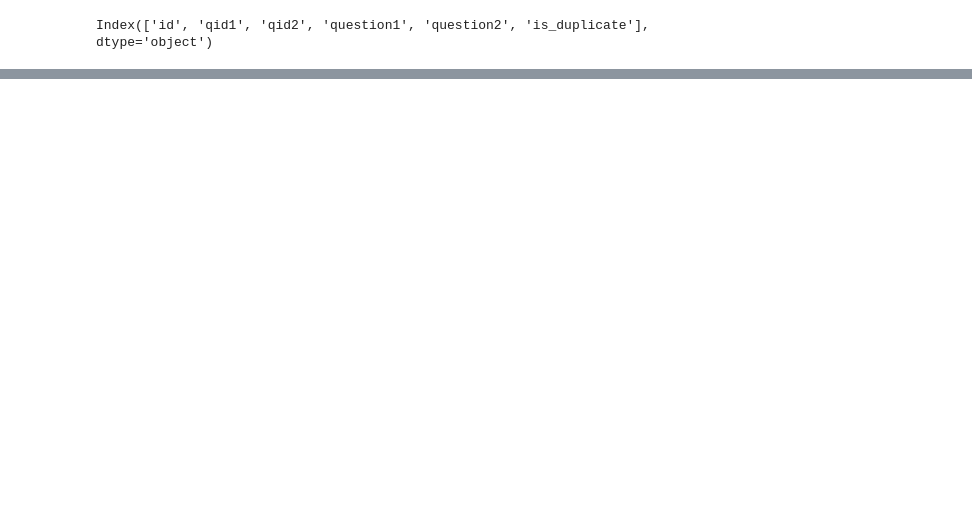
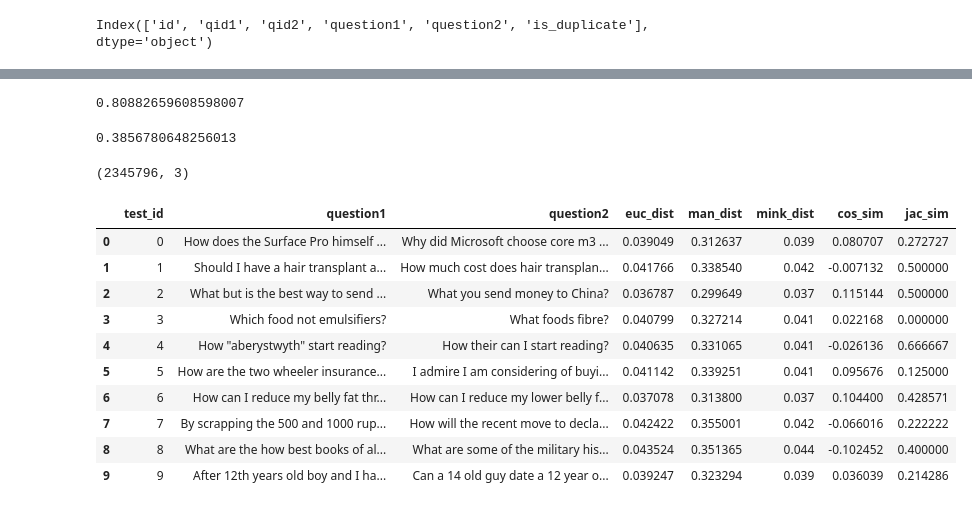
Before and after one commit to shrechak/kaggle, a Jupyter notebook: Untitled.ipynb, the cells around one changed output, grey strips where cells are left out. Saved outputs shown, nothing was run; the diff lists cells and outputs as text; code cells hidden in the pictures; blank space fills up the shorter version.

```diff
--- a/Untitled.ipynb
+++ b/Untitled.ipynb
@@ -149,5 +143,0 @@ model.most_similar('great')
-# %%
-v1 = model2.infer_vector(words1[0])
-v2 = model2.infer_vector(words2[0])
-
-model2.similarity(words1[0], words2[0])
@@ -159,0 +172,14 @@ euclidean_distance(v1, v2)
+# %%
+logistic.score(test_X_0,test_Y_0)
+# %% [output]
+0.80882659608598007
+# %%
+logistic.score(test_X_1,test_Y_1)
+# %% [output]
+0.3856780648256013
+# %%
+resultdf = pd.read_csv('/home/indix/Downloads/test.csv')
+
+resultdf.shape
+# %% [output]
+(2345796, 3)
@@ -159,0 +222,14 @@ euclidean_distance(v1, v2)
+# %%
+resultdf[:10]
+# %% [output]
+|  | test_id | question1 | question2 | euc_dist | man_dist | mink_dist | cos_sim | jac_sim |
+| 0 | 0 | How does the Surface Pro himself ... | Why did Microsoft choose core m3 ... | 0.039049 | 0.312637 | 0.039 | 0.080707 | 0.272727 |
+| 1 | 1 | Should I have a hair transplant a... | How much cost does hair transplan... | 0.041766 | 0.338540 | 0.042 | -0.007132 | 0.500000 |
+| 2 | 2 | What but is the best way to send ... | What you send money to China? | 0.036787 | 0.299649 | 0.037 | 0.115144 | 0.500000 |
+| 3 | 3 | Which food not emulsifiers? | What foods fibre? | 0.040799 | 0.327214 | 0.041 | 0.022168 | 0.000000 |
+| 4 | 4 | How "aberystwyth" start reading? | How their can I start reading? | 0.040635 | 0.331065 | 0.041 | -0.026136 | 0.666667 |
+| 5 | 5 | How are the two wheeler insurance... | I admire I am considering of buyi... | 0.041142 | 0.339251 | 0.041 | 0.095676 | 0.125000 |
+| 6 | 6 | How can I reduce my belly fat thr... | How can I reduce my lower belly f... | 0.037078 | 0.313800 | 0.037 | 0.104400 | 0.428571 |
+| 7 | 7 | By scrapping the 500 and 1000 rup... | How will the recent move to decla... | 0.042422 | 0.355001 | 0.042 | -0.066016 | 0.222222 |
+| 8 | 8 | What are the how best books of al... | What are some of the military his... | 0.043524 | 0.351365 | 0.044 | -0.102452 | 0.400000 |
+| 9 | 9 | After 12th years old boy and I ha... | Can a 14 old guy date a 12 year o... | 0.039247 | 0.323294 | 0.039 | 0.036039 | 0.214286 |
```
Also changed, not shown: parts of 27 cells of this notebook, 1 other file.
